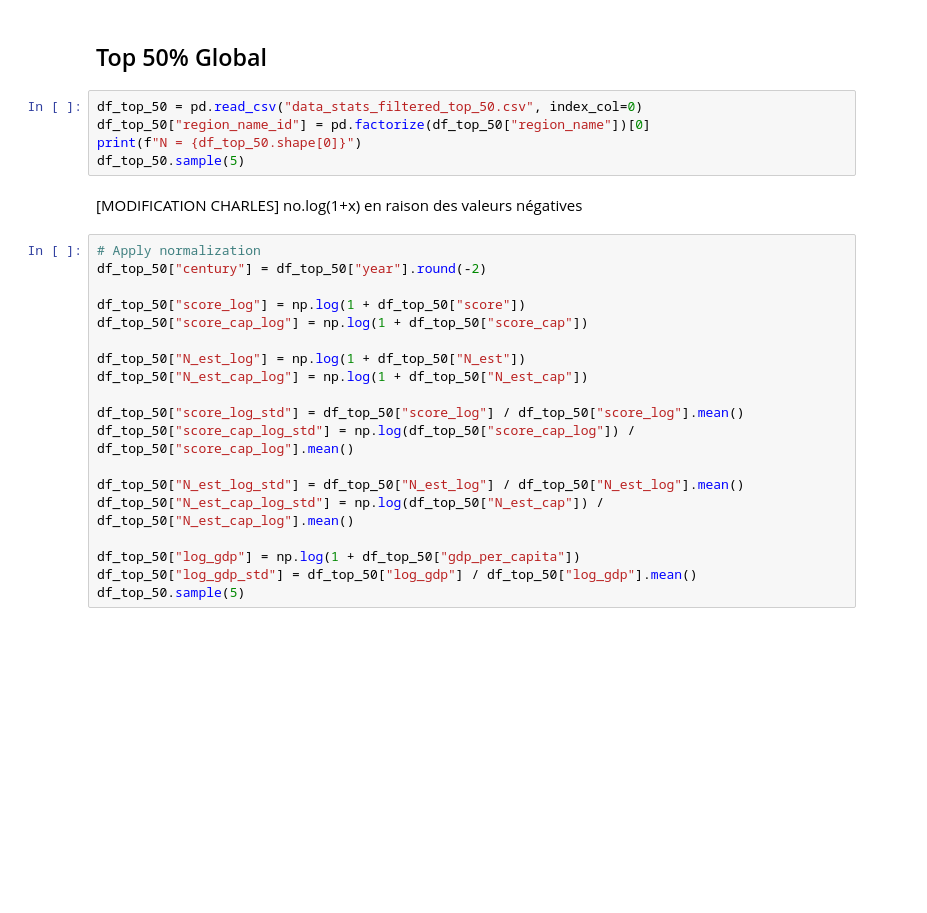
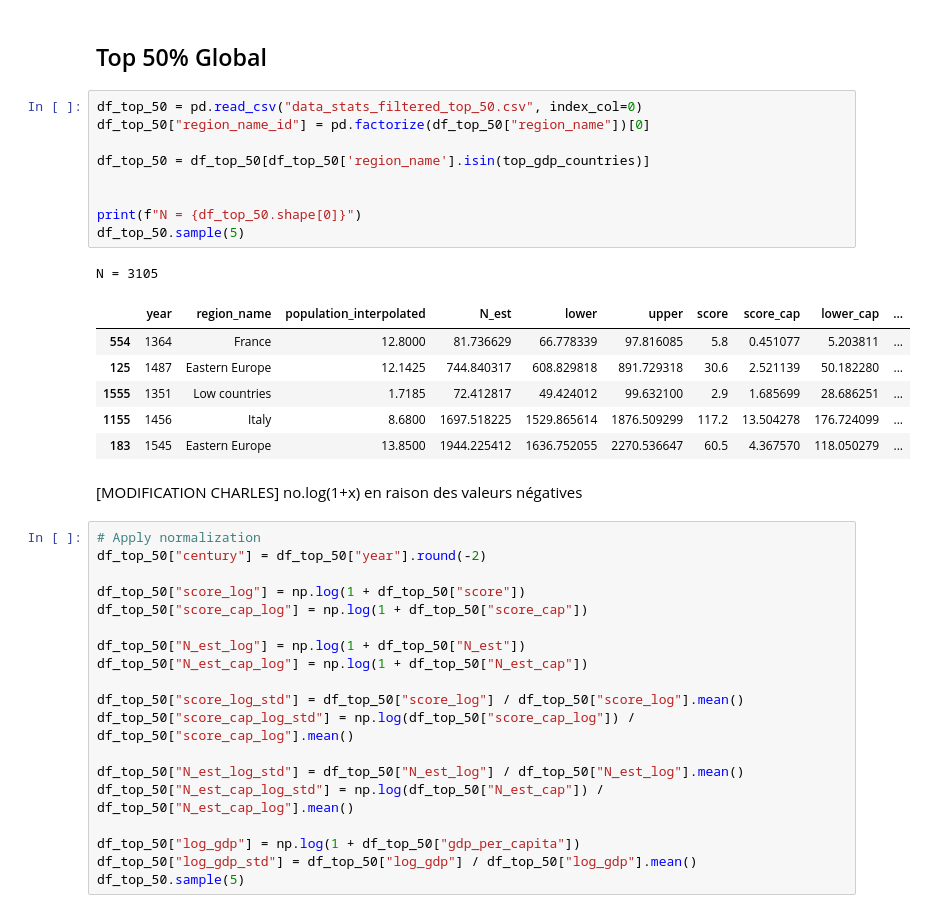
Before and after one commit to charlesdedampierre/cultura_project, a Jupyter notebook: stats_correlation/BRM_normal_top_50_top_10_top_analysis_filtered_gdb.ipynb, the cells around one changed output. Cells and saved outputs as stored; diff of their text form; blank space fills up the shorter version.

```diff
--- a/stats_correlation/BRM_normal_top_50_top_10_top_analysis_filtered_gdb.ipynb
+++ b/stats_correlation/BRM_normal_top_50_top_10_top_analysis_filtered_gdb.ipynb
@@ -374,8 +451,20 @@ az.plot_compare(waic_compare.loc[waic_compare.index.str.contains("region_name")]
 # %%
 df_top_50 = pd.read_csv("data_stats_filtered_top_50.csv", index_col=0)
 df_top_50["region_name_id"] = pd.factorize(df_top_50["region_name"])[0]
+
+df_top_50 = df_top_50[df_top_50['region_name'].isin(top_gdp_countries)]
+
+
 print(f"N = {df_top_50.shape[0]}")
 df_top_50.sample(5)
+# %% [output]
+N = 3105
+|  | year | region_name | population_interpolated | N_est | lower | upper | score | score_cap | lower_cap | ... |
+| 554 | 1364 | France | 12.8000 | 81.736629 | 66.778339 | 97.816085 | 5.8 | 0.451077 | 5.203811 | ... |
+| 125 | 1487 | Eastern Europe | 12.1425 | 744.840317 | 608.829818 | 891.729318 | 30.6 | 2.521139 | 50.182280 | ... |
+| 1555 | 1351 | Low countries | 1.7185 | 72.412817 | 49.424012 | 99.632100 | 2.9 | 1.685699 | 28.686251 | ... |
+| 1155 | 1456 | Italy | 8.6800 | 1697.518225 | 1529.865614 | 1876.509299 | 117.2 | 13.504278 | 176.724099 | ... |
+| 183 | 1545 | Eastern Europe | 13.8500 | 1944.225412 | 1636.752055 | 2270.536647 | 60.5 | 4.367570 | 118.050279 | ... |
 # %% [markdown]
 [MODIFICATION CHARLES] no.log(1+x) en raison des valeurs négatives
 # %%
```
Also changed, not shown: parts of 19 cells of this notebook.
